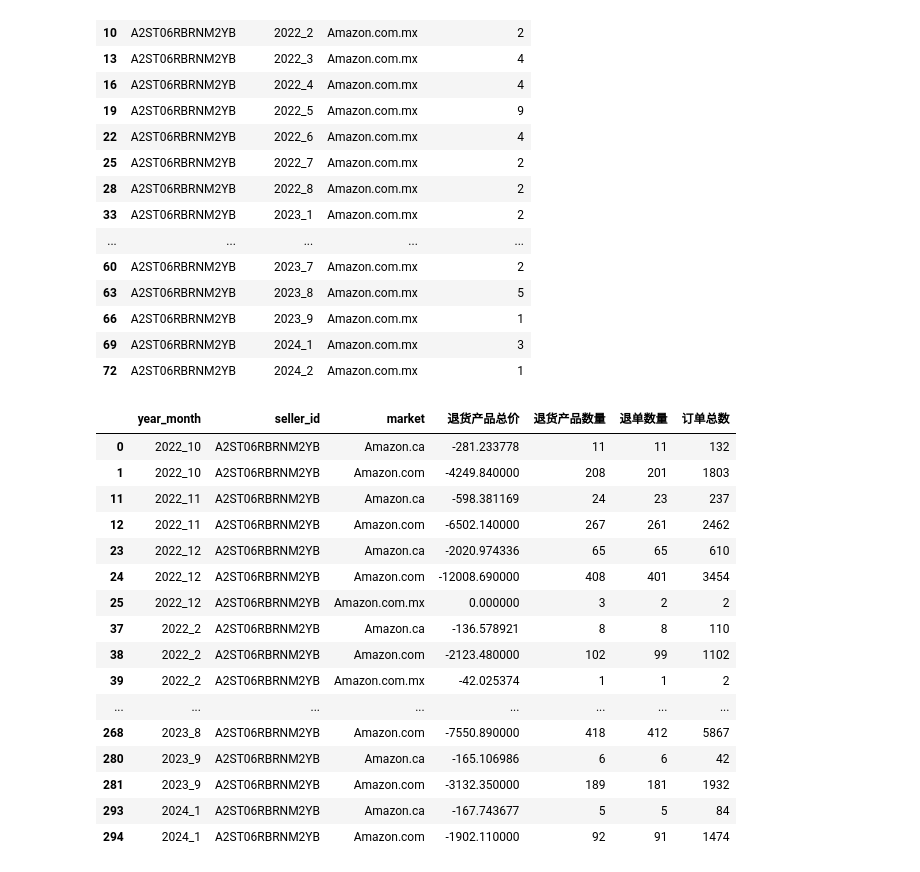
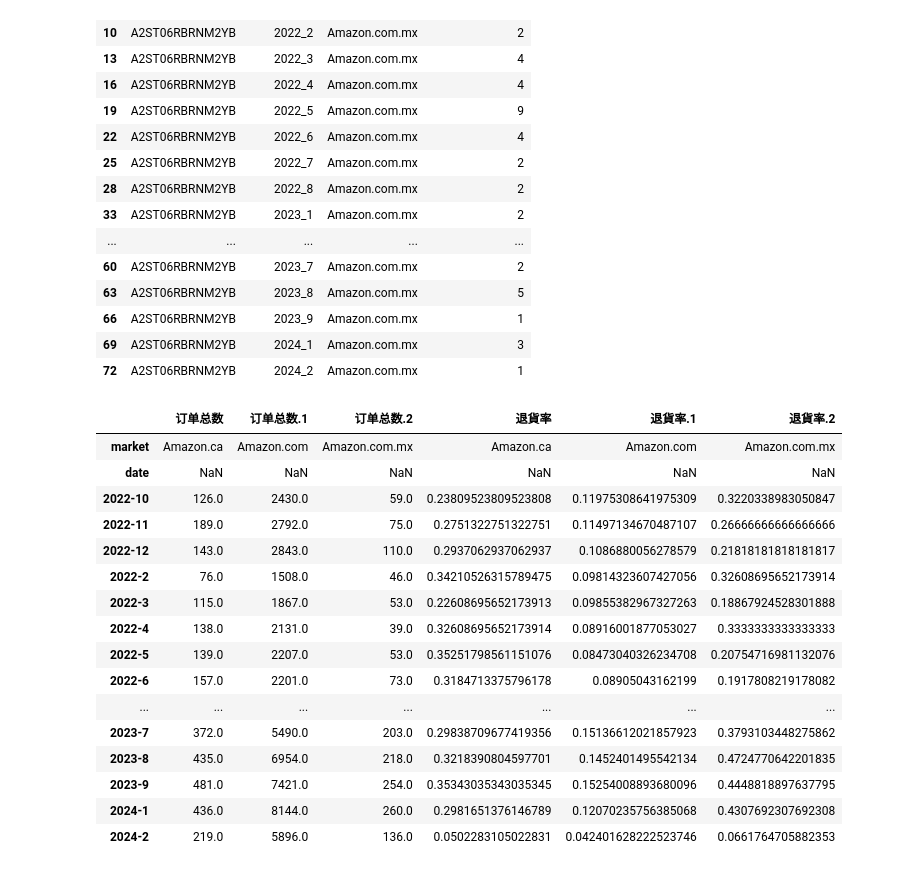
Before and after one commit to jackyzhu98/Report_API_Analysis, a Jupyter notebook: workingfiles/refund.ipynb, the cells around one changed output. Saved outputs shown, nothing was run; the diff lists cells and outputs as text; code cells hidden in the pictures.

```diff
--- a/workingfiles/refund.ipynb
+++ b/workingfiles/refund.ipynb
@@ -29,24 +28,24 @@ data[(data['seller_id'] == 'A2ST06RBRNM2YB') & (data['marketplace'] == 'Amazon.c
 | 69 | A2ST06RBRNM2YB | 2024_1 | Amazon.com.mx | 3 |
 | 72 | A2ST06RBRNM2YB | 2024_2 | Amazon.com.mx | 1 |
 # %%
-refund = pd.read_csv('D:\合作店铺\中世\Agg Data\中世_退款分析.csv',index_col=0)
+refund = pd.read_csv('D:\合作店铺\科帕奇_1\Table Data\/table_5_8.csv',index_col=0)
-# %%
-refund[refund['seller_id'] == 'A2ST06RBRNM2YB']
-# %% [output]
-|  | year_month | seller_id | market | 退货产品总价 | 退货产品数量 | 退单数量 | 订单总数 |
-| 0 | 2022_10 | A2ST06RBRNM2YB | Amazon.ca | -281.233778 | 11 | 11 | 132 |
-| 1 | 2022_10 | A2ST06RBRNM2YB | Amazon.com | -4249.840000 | 208 | 201 | 1803 |
-| 11 | 2022_11 | A2ST06RBRNM2YB | Amazon.ca | -598.381169 | 24 | 23 | 237 |
-| 12 | 2022_11 | A2ST06RBRNM2YB | Amazon.com | -6502.140000 | 267 | 261 | 2462 |
-| 23 | 2022_12 | A2ST06RBRNM2YB | Amazon.ca | -2020.974336 | 65 | 65 | 610 |
-| 24 | 2022_12 | A2ST06RBRNM2YB | Amazon.com | -12008.690000 | 408 | 401 | 3454 |
-| 25 | 2022_12 | A2ST06RBRNM2YB | Amazon.com.mx | 0.000000 | 3 | 2 | 2 |
-| 37 | 2022_2 | A2ST06RBRNM2YB | Amazon.ca | -136.578921 | 8 | 8 | 110 |
-| 38 | 2022_2 | A2ST06RBRNM2YB | Amazon.com | -2123.480000 | 102 | 99 | 1102 |
-| 39 | 2022_2 | A2ST06RBRNM2YB | Amazon.com.mx | -42.025374 | 1 | 1 | 2 |
-| ... | ... | ... | ... | ... | ... | ... | ... |
-| 268 | 2023_8 | A2ST06RBRNM2YB | Amazon.com | -7550.890000 | 418 | 412 | 5867 |
-| 280 | 2023_9 | A2ST06RBRNM2YB | Amazon.ca | -165.106986 | 6 | 6 | 42 |
-| 281 | 2023_9 | A2ST06RBRNM2YB | Amazon.com | -3132.350000 | 189 | 181 | 1932 |
-| 293 | 2024_1 | A2ST06RBRNM2YB | Amazon.ca | -167.743677 | 5 | 5 | 84 |
-| 294 | 2024_1 | A2ST06RBRNM2YB | Amazon.com | -1902.110000 | 92 | 91 | 1474 |
+# %%
+refund
+# %% [output]
+|  | 订单总数 | 订单总数.1 | 订单总数.2 | 退貨率 | 退貨率.1 | 退貨率.2 |
+| market | Amazon.ca | Amazon.com | Amazon.com.mx | Amazon.ca | Amazon.com | Amazon.com.mx |
+| date | NaN | NaN | NaN | NaN | NaN | NaN |
+| 2022-10 | 126.0 | 2430.0 | 59.0 | 0.23809523809523808 | 0.11975308641975309 | 0.3220338983050847 |
+| 2022-11 | 189.0 | 2792.0 | 75.0 | 0.2751322751322751 | 0.11497134670487107 | 0.26666666666666666 |
+| 2022-12 | 143.0 | 2843.0 | 110.0 | 0.2937062937062937 | 0.1086880056278579 | 0.21818181818181817 |
+| 2022-2 | 76.0 | 1508.0 | 46.0 | 0.34210526315789475 | 0.09814323607427056 | 0.32608695652173914 |
+| 2022-3 | 115.0 | 1867.0 | 53.0 | 0.22608695652173913 | 0.09855382967327263 | 0.18867924528301888 |
+| 2022-4 | 138.0 | 2131.0 | 39.0 | 0.32608695652173914 | 0.08916001877053027 | 0.3333333333333333 |
+| 2022-5 | 139.0 | 2207.0 | 53.0 | 0.35251798561151076 | 0.08473040326234708 | 0.20754716981132076 |
+| 2022-6 | 157.0 | 2201.0 | 73.0 | 0.3184713375796178 | 0.08905043162199 | 0.1917808219178082 |
+| ... | ... | ... | ... | ... | ... | ... |
+| 2023-7 | 372.0 | 5490.0 | 203.0 | 0.29838709677419356 | 0.15136612021857923 | 0.3793103448275862 |
+| 2023-8 | 435.0 | 6954.0 | 218.0 | 0.3218390804597701 | 0.1452401495542134 | 0.4724770642201835 |
+| 2023-9 | 481.0 | 7421.0 | 254.0 | 0.35343035343035345 | 0.15254008893680096 | 0.4448818897637795 |
+| 2024-1 | 436.0 | 8144.0 | 260.0 | 0.2981651376146789 | 0.12070235756385068 | 0.4307692307692308 |
+| 2024-2 | 219.0 | 5896.0 | 136.0 | 0.0502283105022831 | 0.042401628222523746 | 0.0661764705882353 |
```
Also changed, not shown: parts of 1 cell of this notebook, 9 other files.
